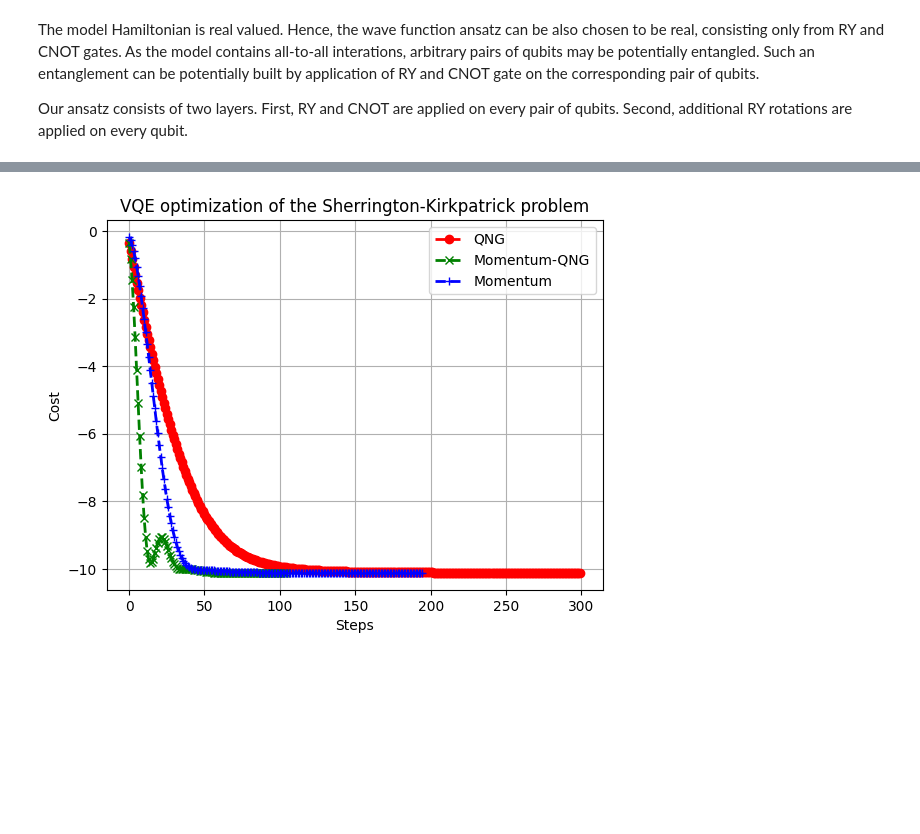
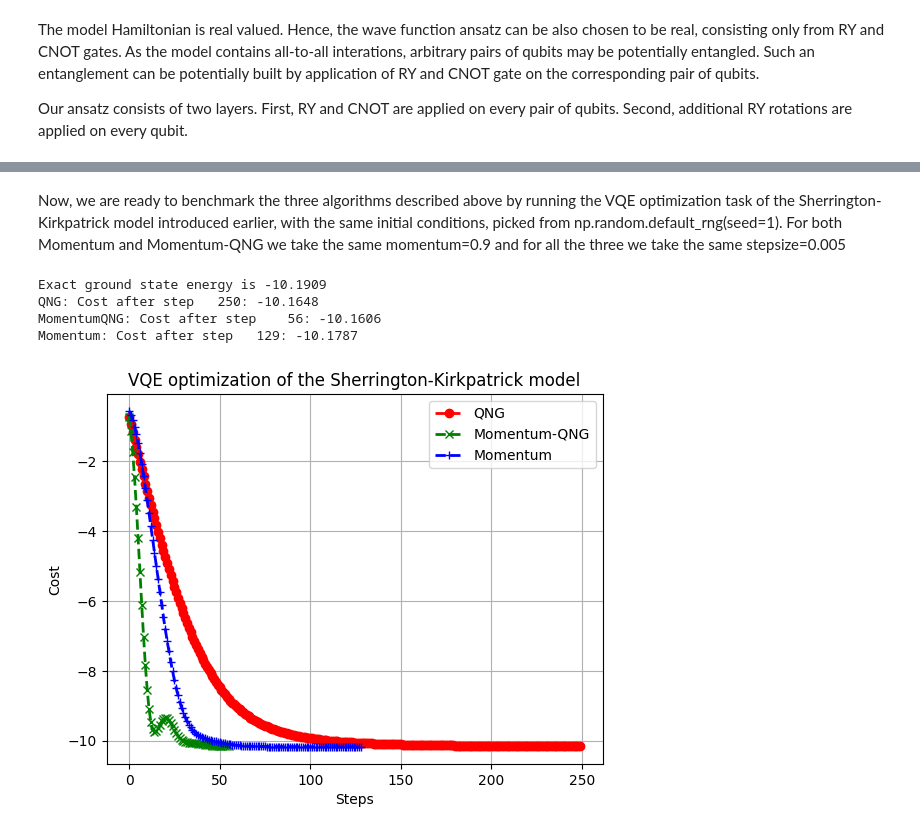
Before and after one commit to borbysh/Momentum-QNG, a Jupyter notebook: Future_work/qSK_VQE .ipynb, the cells around one changed output, grey strips where cells are left out. Saved outputs shown, nothing was run; the diff lists cells and outputs as text; code cells hidden in the pictures; blank space fills up the shorter version.

```diff
--- a/Future_work/qSK_VQE .ipynb
+++ b/Future_work/qSK_VQE .ipynb
@@ -167,43 +136,45 @@ def momentum_qng_session(params, stepsize=0.07, momentum=0.9, steps=300):
+# %% [markdown]
+Now, we are ready to benchmark the three algorithms described above by running the VQE optimization task of the Sherrington-Kirkpatrick model introduced earlier, with the same initial conditions, picked from np.random.default_rng(seed=1). For both Momentum and Momentum-QNG we take the same momentum=0.9 and for all the three we take the same stepsize=0.005
 # %%
-iterations=300
+iterations=250
 stepsize = 0.005
 momentum=0.9
 
 qng_cost = []
 momentum_qng_cost = []
+momentum_cost = []
 
-momentum_cost = []
-#np.random.seed(31415)
-#np.random.seed()
-np.random.seed(1)
 num_params = int(N*(N+1)/2)
 init_params = 0.1*rng.normal(size = num_params)
 
+print(f"Exact ground state energy is {Eg:.4f}")
 params_qng = qng_session(init_params, stepsize, iterations)
 params_momentum_qng = momentum_qng_session(init_params, stepsize, momentum, iterations)
-
 params_momentum = momentum_session(init_params, stepsize, momentum, iterations)
-cost_qng = cost(params_qng)
-cost_momentum_qng = cost(params_momentum_qng)
+# %% [output]
+Exact ground state energy is -10.1909
+QNG: Cost after step   250: -10.1648
+MomentumQNG: Cost after step    56: -10.1606
+Momentum: Cost after step   129: -10.1787
 # %%
 import matplotlib.pyplot as plt
 
 label_1 = 'QNG'
 label_2 = 'Momentum-QNG'
 label_3 = 'Momentum'
 
 plt.plot(qng_cost, color='r', marker='o', linestyle='--', linewidth = 2.0, label=label_1)
 plt.plot(momentum_qng_cost, color='g', marker='x', linestyle='--', linewidth = 2.0, label=label_2)
 plt.plot(momentum_cost, color='b', marker='+', linestyle='--', linewidth = 2.0, label=label_3)
 
 
 
-plt.title('VQE optimization of the Sherrington-Kirkpatrick problem')
+plt.title('VQE optimization of the Sherrington-Kirkpatrick model')
 plt.xlabel('Steps')
 plt.ylabel('Cost')
 plt.legend(loc='upper right')
 plt.grid()
 
 plt.show()
 # %% [output]
-[figure, old version]
+[figure, new version]
```
Also changed, not shown: parts of 13 cells of this notebook.
